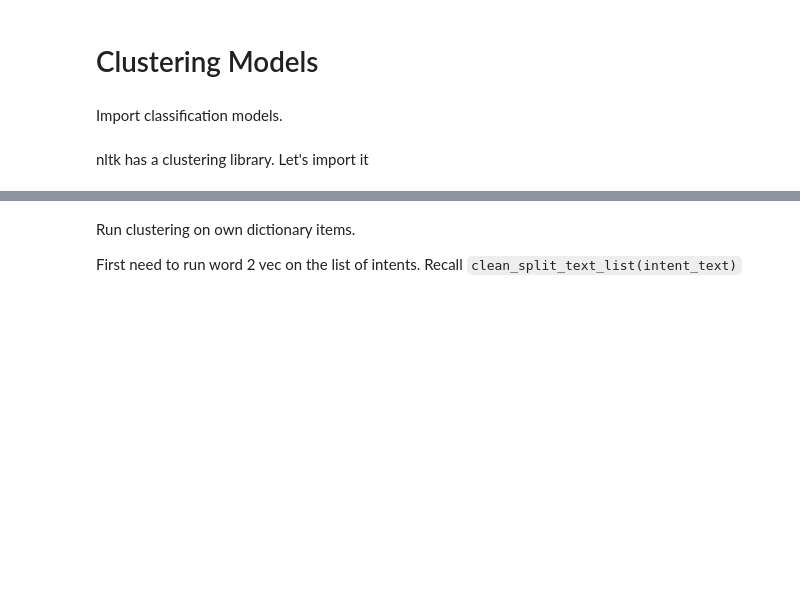
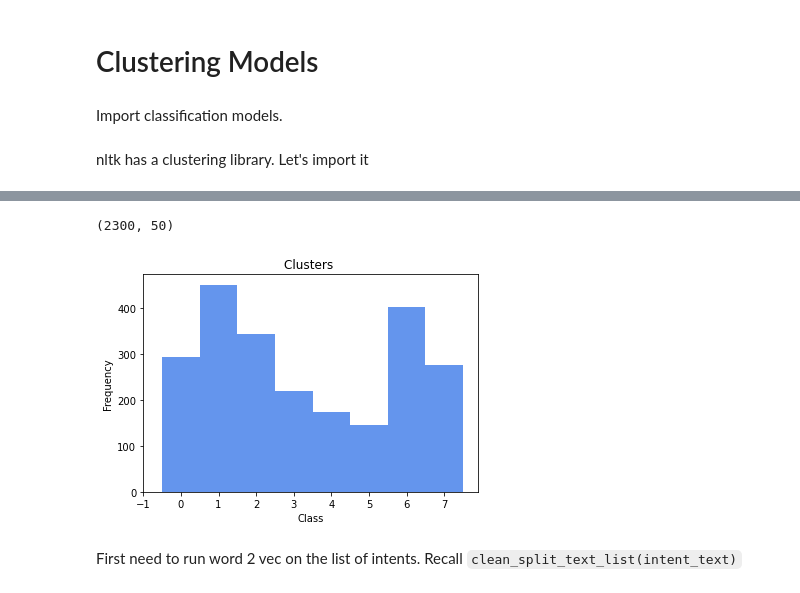
Before and after one commit to justinhugh/intent-prediction-in-code, a Jupyter notebook: vectorization_with_word2vec.ipynb, the cells around one changed output, grey strips where cells are left out. Drawn from its saved outputs; the diff is of its cells as text; code cells hidden in the pictures; blank space fills up the shorter version.

Commit message:
Ran baseline kmeans clustering on intent data

```diff
--- a/vectorization_with_word2vec.ipynb
+++ b/vectorization_with_word2vec.ipynb
@@ -420,0 +436,3 @@ nltk has a clustering library. Let's import it
+# %%
+avg_df = pd.DataFrame(avg, columns=np.arange(1,51))
+avg_df
@@ -435,6 +460,29 @@ X.shape
+# %%
+X = avg_df
+X.shape
+# %% [output]
+(2300, 50)
+# %%
+# Speicfy
+kmeans = KMeans(n_clusters=8)
+# Fit to data
+kmeans.fit(X)
+# %%
+pred_labels = kmeans.predict(X)
+# %%
+# Some matplot lib trickery to plot a histogram with
+# discrete classes.
+bins = np.arange(0, pred_labels.max() + 1.5) - 0.5
+fig, ax = plt.subplots()
+_ = ax.hist(pred_labels, bins, color='cornflowerblue')
+ax.set_xticks(bins - 0.5)
+plt.title("Clusters ")
+plt.xlabel("Class")
+plt.ylabel("Frequency")
+plt.show()
+# %% [output]
+[figure, added]
 # %% [markdown]
-Run clustering on own dictionary items.
-
 First need to run word 2 vec on the list of intents.
 Recall `clean_split_text_list(intent_text)`
 # %%
```
Also changed, not shown: parts of 28 cells of this notebook.
